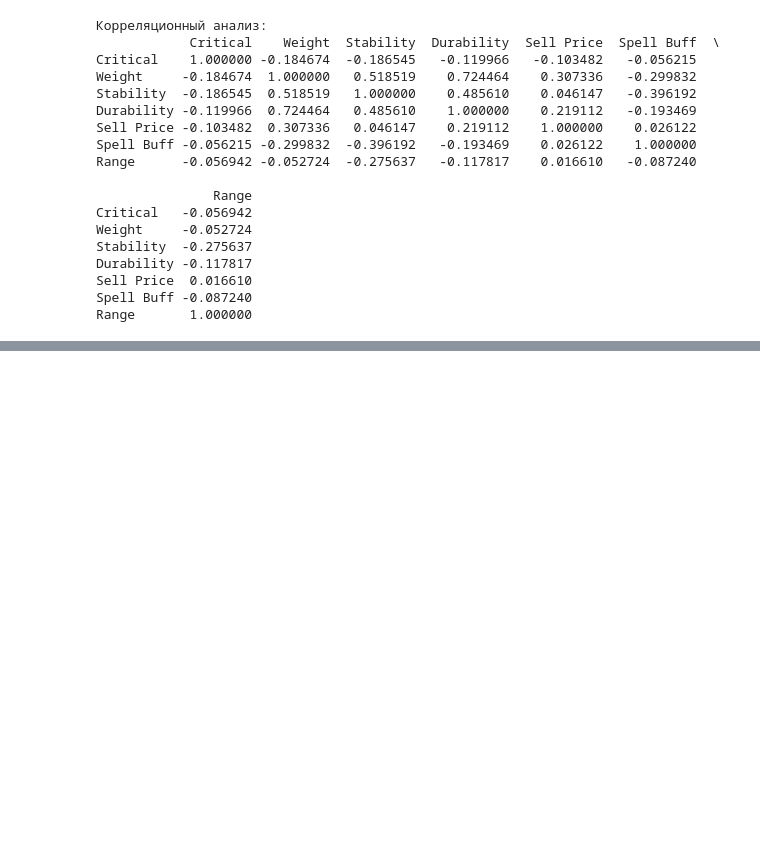
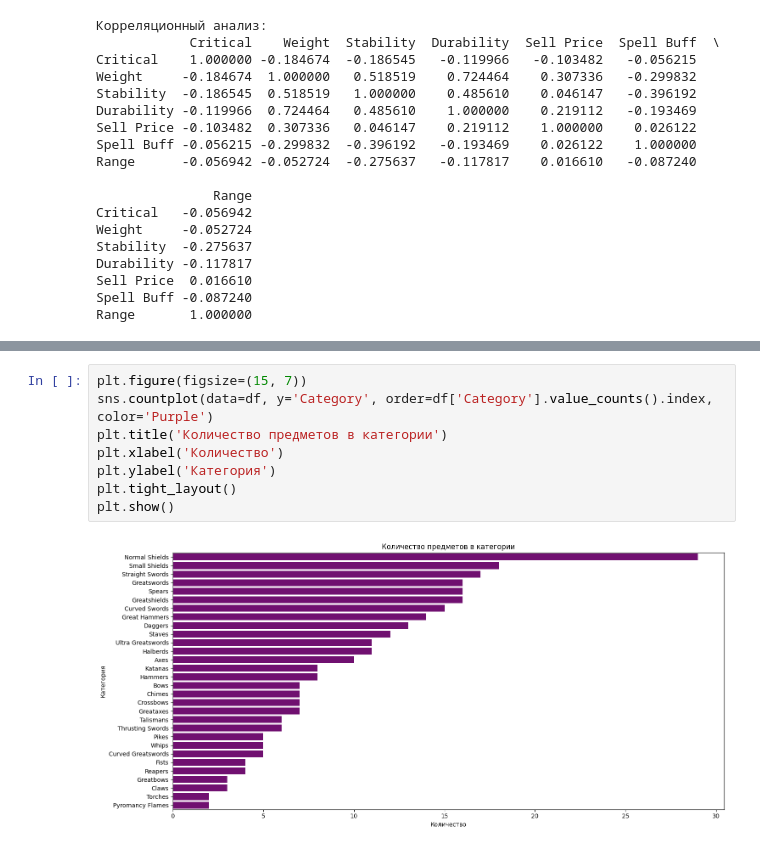
Before and after one commit to 4amp/dsproject, a Jupyter notebook: project.ipynb, the cells around one changed output, grey strips where cells are left out. Saved outputs shown, nothing was run; the diff lists cells and outputs as text; blank space fills up the shorter version.

```diff
--- a/project.ipynb
+++ b/project.ipynb
@@ -159,0 +188,10 @@ Range       1.000000
+# %%
+plt.figure(figsize=(15, 7))
+sns.countplot(data=df, y='Category', order=df['Category'].value_counts().index, color='Purple')
+plt.title('Количество предметов в категории')
+plt.xlabel('Количество')
+plt.ylabel('Категория')
+plt.tight_layout()
+plt.show()
+# %% [output]
+[figure, added]
```
Also changed, not shown: parts of 5 cells of this notebook.
